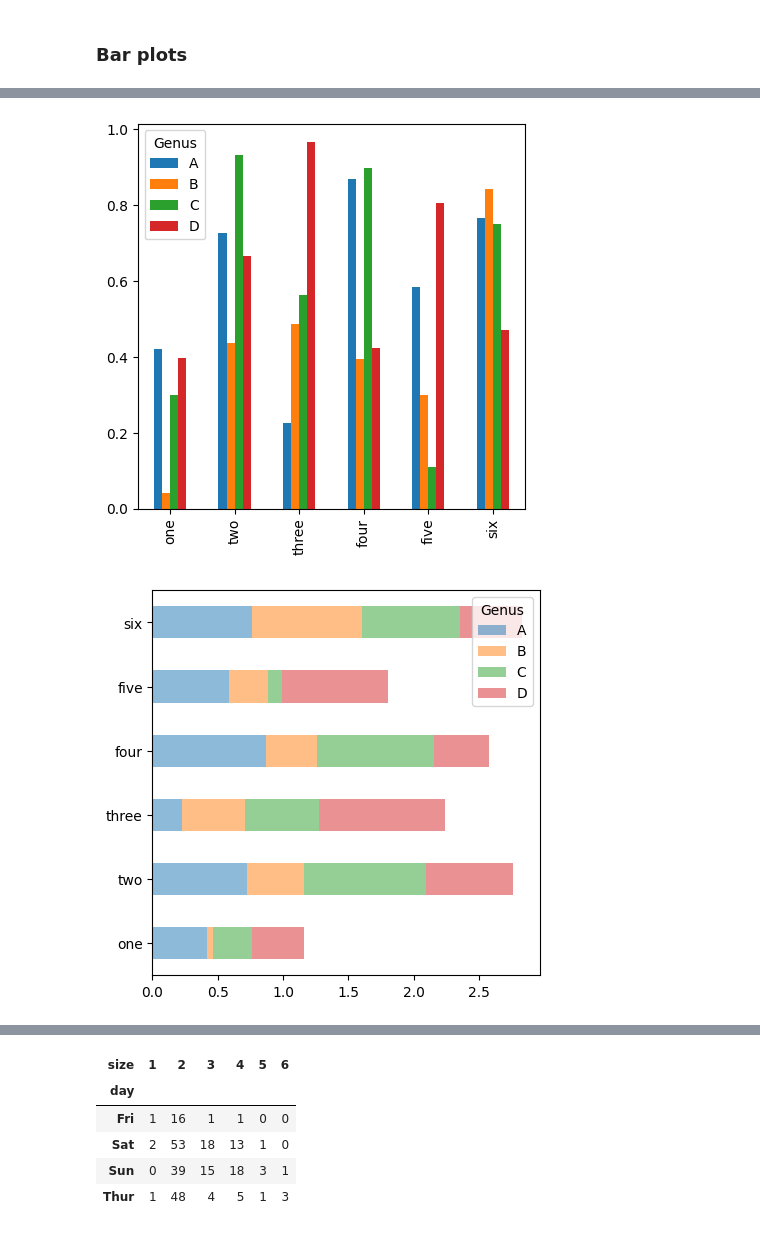
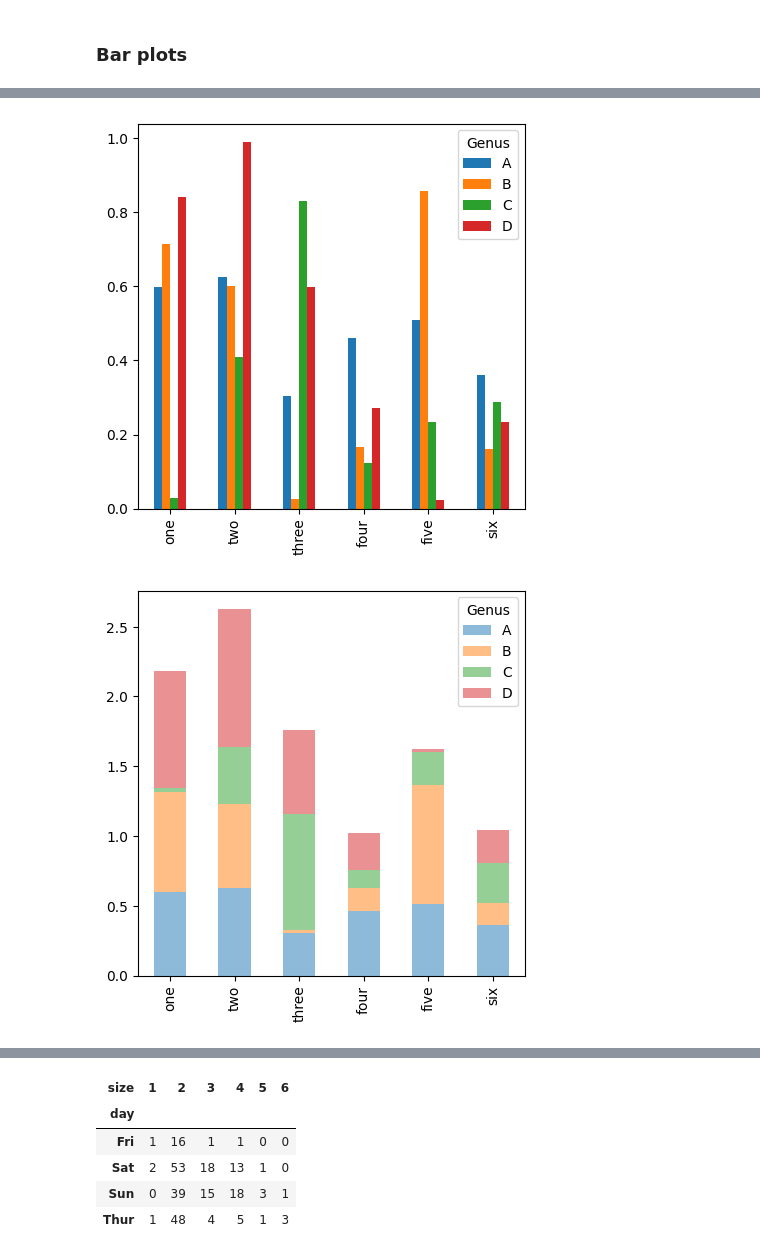
Before and after one commit to Fattestalen/stqd6014, a Jupyter notebook: “P146667_03_Week12_Plotting_Visualization_20241224_WC_ipynb”的副本.ipynb, the cells around one changed output, grey strips where cells are left out. Saved outputs shown, nothing was run; the diff lists cells and outputs as text; code cells hidden in the pictures.

```diff
--- a/“P146667_03_Week12_Plotting_Visualization_20241224_WC_ipynb”的副本.ipynb
+++ b/“P146667_03_Week12_Plotting_Visualization_20241224_WC_ipynb”的副本.ipynb
@@ -437,11 +442,13 @@ df
 # %%
 # Bar plot
+df.plot.bar();
 # %% [output]
-[figure, old version]
+[figure, new version]
 # %%
 # Stacked bar plots
+df.plot.bar(stacked=True,alpha=0.5);
 # %% [output]
-[figure, old version]
+[figure, new version]
 # %%
 # A dataset about restaurant tipping
 tips = pd.read_csv('https://bit.ly/3jCROII')
```
Also changed, not shown: parts of 31 cells of this notebook.
